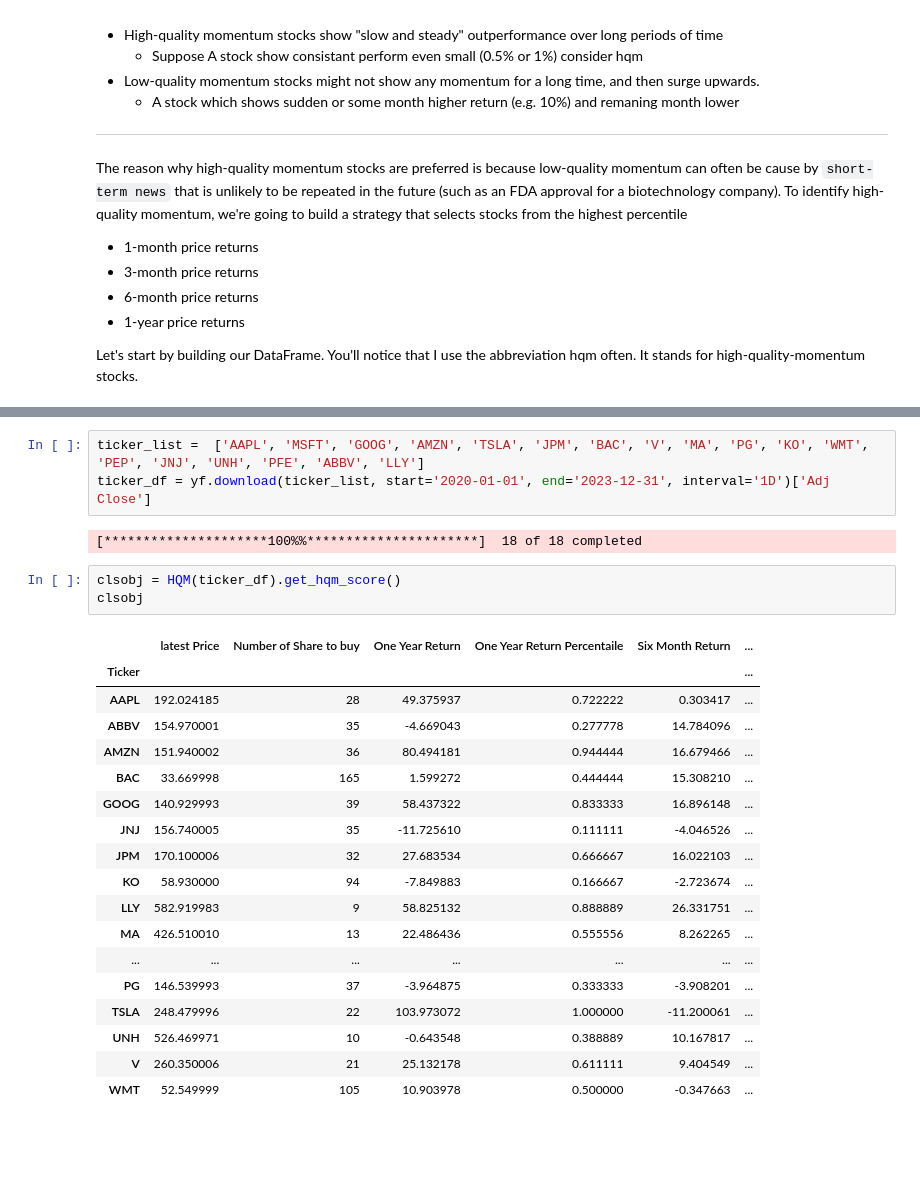
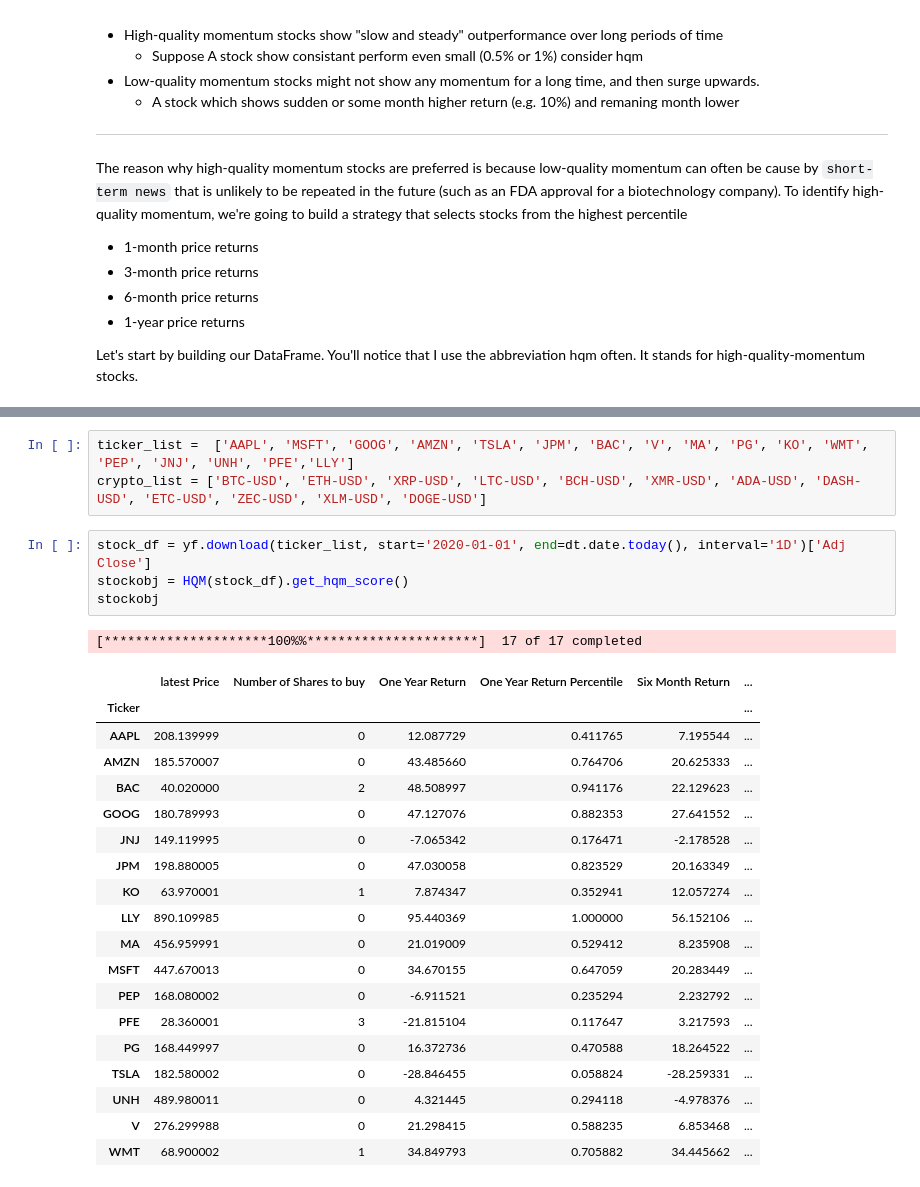
Before and after one commit to raza141/RL-Project, a Jupyter notebook: Crypto/indicator_and_strategy/hqm.ipynb, the cells around one changed output, grey strips where cells are left out. Saved outputs shown, nothing was run; the diff lists cells and outputs as text; blank space fills up the shorter version.

```diff
--- a/Crypto/indicator_and_strategy/hqm.ipynb
+++ b/Crypto/indicator_and_strategy/hqm.ipynb
@@ -122,27 +117,28 @@ class HQM:
 # %%
-ticker_list =  ['AAPL', 'MSFT', 'GOOG', 'AMZN', 'TSLA', 'JPM', 'BAC', 'V', 'MA', 'PG', 'KO', 'WMT', 'PEP', 'JNJ', 'UNH', 'PFE', 'ABBV', 'LLY']
-ticker_df = yf.download(ticker_list, start='2020-01-01', end='2023-12-31', interval='1D')['Adj Close']
+ticker_list =  ['AAPL', 'MSFT', 'GOOG', 'AMZN', 'TSLA', 'JPM', 'BAC', 'V', 'MA', 'PG', 'KO', 'WMT', 'PEP', 'JNJ', 'UNH', 'PFE','LLY']
+crypto_list = ['BTC-USD', 'ETH-USD', 'XRP-USD', 'LTC-USD', 'BCH-USD', 'XMR-USD', 'ADA-USD', 'DASH-USD', 'ETC-USD', 'ZEC-USD', 'XLM-USD', 'DOGE-USD']
-# %% [output]
-[*********************100%%**********************]  18 of 18 completed
-# %%
-clsobj = HQM(ticker_df).get_hqm_score()
-clsobj
-# %% [output]
-|  | latest Price | Number of Share to buy | One Year Return | One Year Return Percentaile | Six Month Return | ... |
-| Ticker |  |  |  |  |  | ... |
-| AAPL | 192.024185 | 28 | 49.375937 | 0.722222 | 0.303417 | ... |
-| ABBV | 154.970001 | 35 | -4.669043 | 0.277778 | 14.784096 | ... |
-| AMZN | 151.940002 | 36 | 80.494181 | 0.944444 | 16.679466 | ... |
-| BAC | 33.669998 | 165 | 1.599272 | 0.444444 | 15.308210 | ... |
-| GOOG | 140.929993 | 39 | 58.437322 | 0.833333 | 16.896148 | ... |
-| JNJ | 156.740005 | 35 | -11.725610 | 0.111111 | -4.046526 | ... |
-| JPM | 170.100006 | 32 | 27.683534 | 0.666667 | 16.022103 | ... |
-| KO | 58.930000 | 94 | -7.849883 | 0.166667 | -2.723674 | ... |
-| LLY | 582.919983 | 9 | 58.825132 | 0.888889 | 26.331751 | ... |
-| MA | 426.510010 | 13 | 22.486436 | 0.555556 | 8.262265 | ... |
-| ... | ... | ... | ... | ... | ... | ... |
-| PG | 146.539993 | 37 | -3.964875 | 0.333333 | -3.908201 | ... |
-| TSLA | 248.479996 | 22 | 103.973072 | 1.000000 | -11.200061 | ... |
-| UNH | 526.469971 | 10 | -0.643548 | 0.388889 | 10.167817 | ... |
-| V | 260.350006 | 21 | 25.132178 | 0.611111 | 9.404549 | ... |
-| WMT | 52.549999 | 105 | 10.903978 | 0.500000 | -0.347663 | ... |
+# %%
+stock_df = yf.download(ticker_list, start='2020-01-01', end=dt.date.today(), interval='1D')['Adj Close']
+stockobj = HQM(stock_df).get_hqm_score()
+stockobj
+# %% [output]
+[*********************100%%**********************]  17 of 17 completed
+|  | latest Price | Number of Shares to buy | One Year Return | One Year Return Percentile | Six Month Return | ... |
+| Ticker |  |  |  |  |  | ... |
+| AAPL | 208.139999 | 0 | 12.087729 | 0.411765 | 7.195544 | ... |
+| AMZN | 185.570007 | 0 | 43.485660 | 0.764706 | 20.625333 | ... |
+| BAC | 40.020000 | 2 | 48.508997 | 0.941176 | 22.129623 | ... |
+| GOOG | 180.789993 | 0 | 47.127076 | 0.882353 | 27.641552 | ... |
+| JNJ | 149.119995 | 0 | -7.065342 | 0.176471 | -2.178528 | ... |
+| JPM | 198.880005 | 0 | 47.030058 | 0.823529 | 20.163349 | ... |
+| KO | 63.970001 | 1 | 7.874347 | 0.352941 | 12.057274 | ... |
+| LLY | 890.109985 | 0 | 95.440369 | 1.000000 | 56.152106 | ... |
+| MA | 456.959991 | 0 | 21.019009 | 0.529412 | 8.235908 | ... |
+| MSFT | 447.670013 | 0 | 34.670155 | 0.647059 | 20.283449 | ... |
+| PEP | 168.080002 | 0 | -6.911521 | 0.235294 | 2.232792 | ... |
+| PFE | 28.360001 | 3 | -21.815104 | 0.117647 | 3.217593 | ... |
+| PG | 168.449997 | 0 | 16.372736 | 0.470588 | 18.264522 | ... |
+| TSLA | 182.580002 | 0 | -28.846455 | 0.058824 | -28.259331 | ... |
+| UNH | 489.980011 | 0 | 4.321445 | 0.294118 | -4.978376 | ... |
+| V | 276.299988 | 0 | 21.298415 | 0.588235 | 6.853468 | ... |
+| WMT | 68.900002 | 1 | 34.849793 | 0.705882 | 34.445662 | ... |
```
Also changed, not shown: parts of 8 cells of this notebook.
